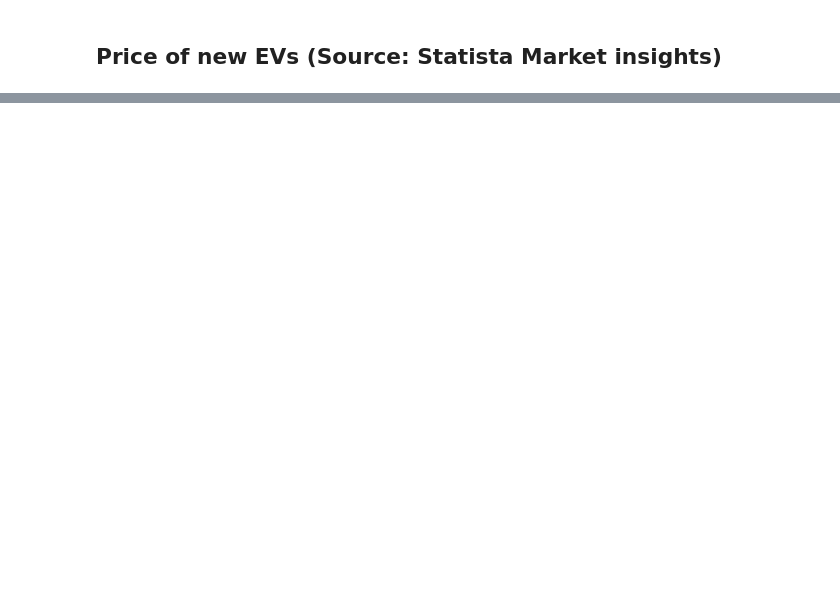
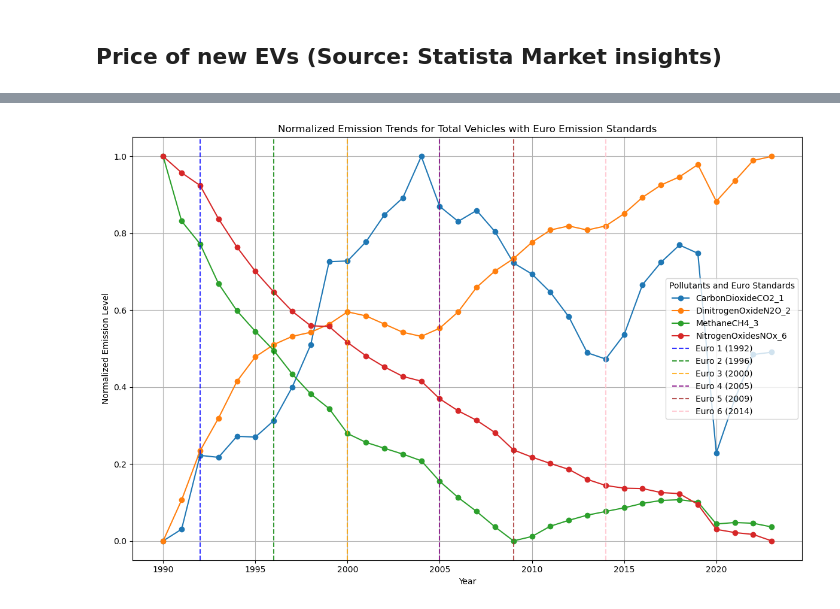
Before and after one commit to FLovoi/Python-project, a Jupyter notebook: code/code.ipynb, the cells around one changed output, grey strips where cells are left out. Saved outputs shown, nothing was run; the diff lists cells and outputs as text; code cells hidden in the pictures; blank space fills up the shorter version.

```diff
--- a/code/code.ipynb
+++ b/code/code.ipynb
@@ -143,0 +95,19 @@ plt.show()
+# %%
+df = pd.read_csv('85347ENG_UntypedDataSet_09102024_102938.csv', delimiter=';')
+
+df.columns = df.columns.str.replace('"', '')
+# %%
+vehicle_type_mapping = {
+    "A018928": "Total Vehicles",
+    "A018943": "Passenger Cars",
+    "A051770": "Heavy Commercial Vehicles",
+    "A051769": "Light Commercial Vehicles"
+}
+
+pollutants_of_interest = ['CarbonDioxideCO2_1', 'DinitrogenOxideN2O_2', 'MethaneCH4_3', 'NitrogenOxidesNOx_6']
+columns_to_keep = ['MeansOfTransport', 'Periods'] + pollutants_of_interest
+data_filtered = df[columns_to_keep]
+
+data_filtered['MeansOfTransport'] = data_filtered['MeansOfTransport'].replace(vehicle_type_mapping)
+
+data_filtered['Year'] = data_filtered['Periods'].str[:4].astype(int)
@@ -143,0 +163,52 @@ plt.show()
+# %%
+
+euro_years = {
+    'Euro 1': 1992,
+    'Euro 2': 1996,
+    'Euro 3': 2000,
+    'Euro 4': 2005,
+    'Euro 5': 2009,
+    'Euro 6': 2014
+}
+
+euro_colors = {
+    'Euro 1': 'blue',
+    'Euro 2': 'green',
+    'Euro 3': 'orange',
+    'Euro 4': 'purple',
+    'Euro 5': 'brown',
+    'Euro 6': 'pink'
+}
+
+total_vehicles_data = data_filtered[data_filtered['MeansOfTransport'] == 'Total Vehicles']
+
+total_vehicles_data_normalized = total_vehicles_data.copy()
+for pollutant in pollutants_of_interest:
+    total_vehicles_data_normalized[pollutant] = (total_vehicles_data[pollutant] - total_vehicles_data[pollutant].min()) / (
+        total_vehicles_data[pollutant].max() - total_vehicles_data[pollutant].min())
+
+total_vehicles_data_normalized[['Year'] + pollutants_of_interest].tail()
+
+
+plt.figure(figsize=(12, 8))
+
+
+for pollutant in pollutants_of_interest:
+    plt.plot(total_vehicles_data_normalized['Year'], total_vehicles_data_normalized[pollutant], label=pollutant, marker='o')
+
+
+
+for label, year in euro_years.items():
+    plt.axvline(x=year, color=euro_colors[label], linestyle='--', alpha=0.8, label=f"{label} ({year})")
+
+
+
+plt.title("Normalized Emission Trends for Total Vehicles with Euro Emission Standards")
+plt.xlabel("Year")
+plt.ylabel("Normalized Emission Level")
+plt.legend(title="Pollutants and Euro Standards")
+plt.grid(True)
+plt.tight_layout()
+plt.show()
+# %% [output]
+[figure, added]
```
Also changed, not shown: parts of 15 cells of this notebook.
